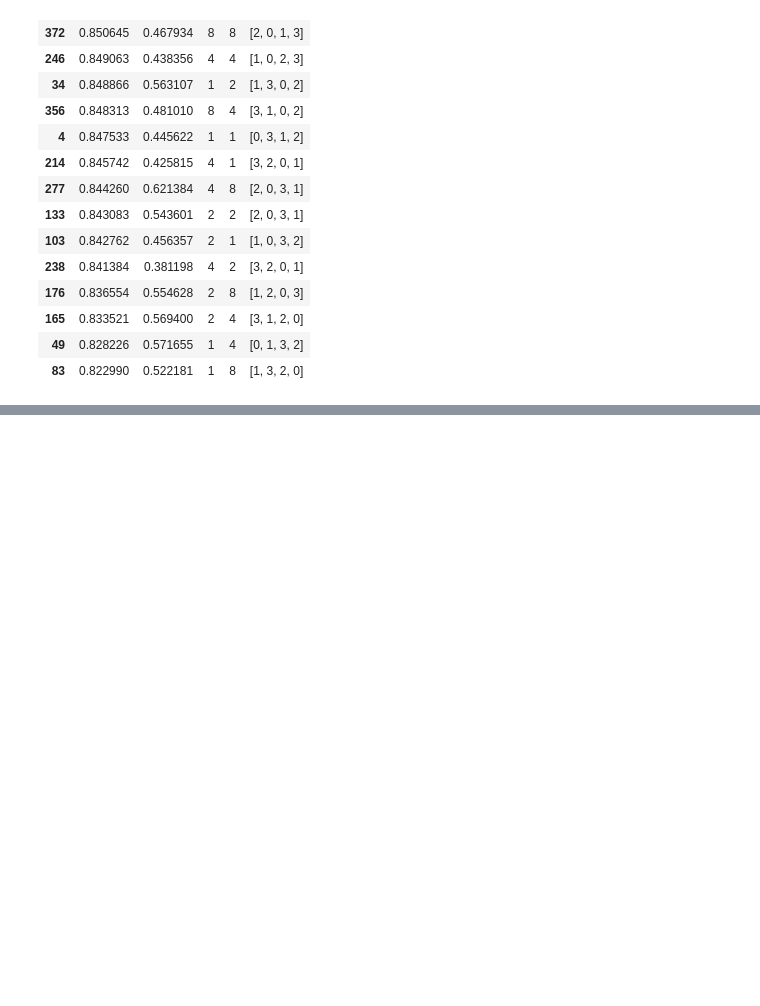
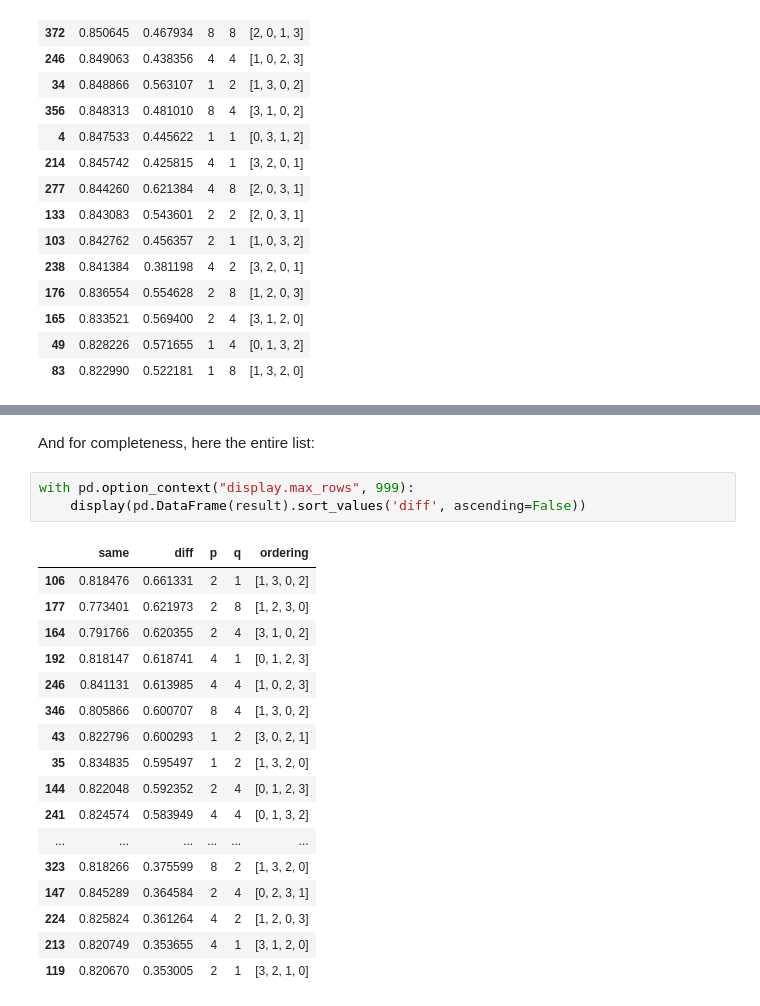
Before and after one commit to gerritjandebruin/community-embedding, a Jupyter notebook: results.ipynb, the cells around one changed output, grey strips where cells are left out. Drawn from its saved outputs; the diff is of its cells as text; blank space fills up the shorter version.

```diff
--- a/results.ipynb
+++ b/results.ipynb
@@ -374,0 +393,23 @@ result_max.agg({'diff': ['mean', 'std']})
+# %% [markdown]
+And for completeness, here the entire list:
+# %%
+with pd.option_context("display.max_rows", 999):
+    display(pd.DataFrame(result).sort_values('diff', ascending=False))
+# %% [output]
+|  | same | diff | p | q | ordering |
+| 106 | 0.818476 | 0.661331 | 2 | 1 | [1, 3, 0, 2] |
+| 177 | 0.773401 | 0.621973 | 2 | 8 | [1, 2, 3, 0] |
+| 164 | 0.791766 | 0.620355 | 2 | 4 | [3, 1, 0, 2] |
+| 192 | 0.818147 | 0.618741 | 4 | 1 | [0, 1, 2, 3] |
+| 246 | 0.841131 | 0.613985 | 4 | 4 | [1, 0, 2, 3] |
+| 346 | 0.805866 | 0.600707 | 8 | 4 | [1, 3, 0, 2] |
+| 43 | 0.822796 | 0.600293 | 1 | 2 | [3, 0, 2, 1] |
+| 35 | 0.834835 | 0.595497 | 1 | 2 | [1, 3, 2, 0] |
+| 144 | 0.822048 | 0.592352 | 2 | 4 | [0, 1, 2, 3] |
+| 241 | 0.824574 | 0.583949 | 4 | 4 | [0, 1, 3, 2] |
+| ... | ... | ... | ... | ... | ... |
+| 323 | 0.818266 | 0.375599 | 8 | 2 | [1, 3, 2, 0] |
+| 147 | 0.845289 | 0.364584 | 2 | 4 | [0, 2, 3, 1] |
+| 224 | 0.825824 | 0.361264 | 4 | 2 | [1, 2, 0, 3] |
+| 213 | 0.820749 | 0.353655 | 4 | 1 | [3, 1, 2, 0] |
+| 119 | 0.820670 | 0.353005 | 2 | 1 | [3, 2, 1, 0] |
```
Also changed, not shown: parts of 4 cells of this notebook, 3 other files.
